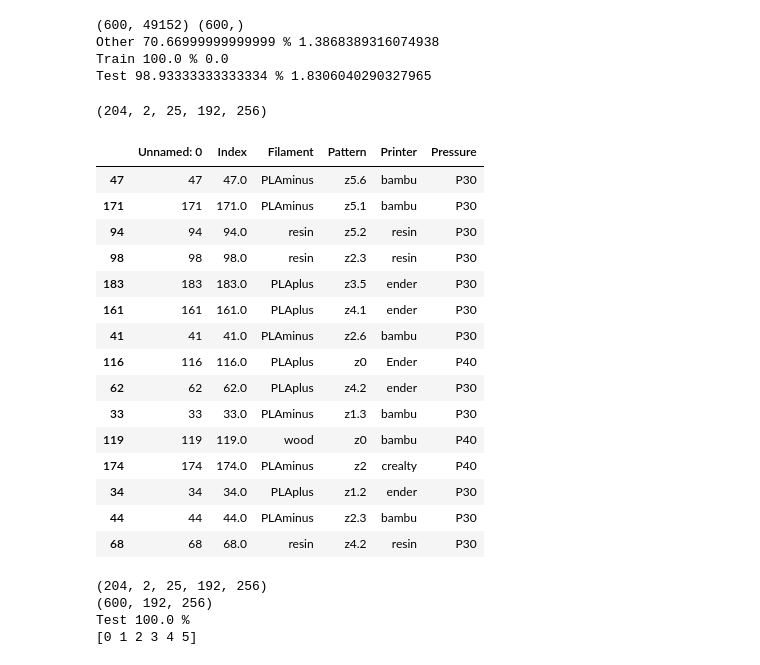
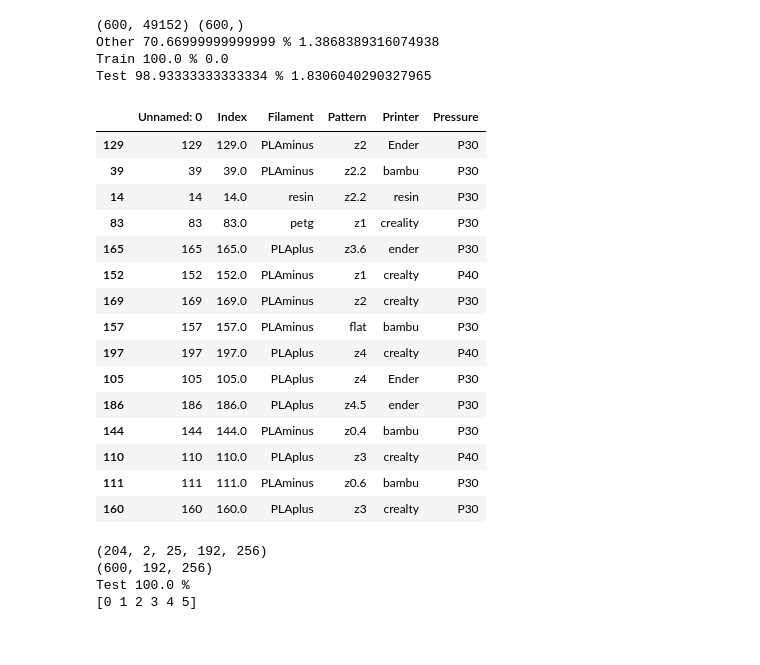
Before and after one commit to shepai/3D-textures, a Jupyter notebook: Experimental/all_the_same.ipynb, the cells around one changed output. Drawn from its saved outputs; the diff is of its cells as text; code cells hidden in the pictures.

```diff
--- a/Experimental/all_the_same.ipynb
+++ b/Experimental/all_the_same.ipynb
@@ -686,28 +712,27 @@ Other 70.66999999999999 % 1.3868389316074938
 Train 100.0 % 0.0
 Test 98.93333333333334 % 1.8306040290327965
 # %%
-X=np.load("/home/dexter/Documents/GitHub/3D-textures/Experimental/data/X.npy").astype(np.uint8)
-print(X.shape)
+#X=np.load("/home/dexter/Documents/GitHub/3D-textures/Experimental/data/X.npy").astype(np.uint8)
+#print(X.shape)
 dataset=pd.read_csv("/home/dexter/Documents/GitHub/3D-textures/Experimental/datameta.csv")
 dataset.sample(15)
 # %% [output]
-(204, 2, 25, 192, 256)
 |  | Unnamed: 0 | Index | Filament | Pattern | Printer | Pressure |
-| 47 | 47 | 47.0 | PLAminus | z5.6 | bambu | P30 |
-| 171 | 171 | 171.0 | PLAminus | z5.1 | bambu | P30 |
-| 94 | 94 | 94.0 | resin | z5.2 | resin | P30 |
-| 98 | 98 | 98.0 | resin | z2.3 | resin | P30 |
-| 183 | 183 | 183.0 | PLAplus | z3.5 | ender | P30 |
-| 161 | 161 | 161.0 | PLAplus | z4.1 | ender | P30 |
-| 41 | 41 | 41.0 | PLAminus | z2.6 | bambu | P30 |
-| 116 | 116 | 116.0 | PLAplus | z0 | Ender | P40 |
-| 62 | 62 | 62.0 | PLAplus | z4.2 | ender | P30 |
-| 33 | 33 | 33.0 | PLAminus | z1.3 | bambu | P30 |
-| 119 | 119 | 119.0 | wood | z0 | bambu | P40 |
-| 174 | 174 | 174.0 | PLAminus | z2 | crealty | P40 |
-| 34 | 34 | 34.0 | PLAplus | z1.2 | ender | P30 |
-| 44 | 44 | 44.0 | PLAminus | z2.3 | bambu | P30 |
-| 68 | 68 | 68.0 | resin | z4.2 | resin | P30 |
+| 129 | 129 | 129.0 | PLAminus | z2 | Ender | P30 |
+| 39 | 39 | 39.0 | PLAminus | z2.2 | bambu | P30 |
+| 14 | 14 | 14.0 | resin | z2.2 | resin | P30 |
+| 83 | 83 | 83.0 | petg | z1 | creality | P30 |
+| 165 | 165 | 165.0 | PLAplus | z3.6 | ender | P30 |
+| 152 | 152 | 152.0 | PLAminus | z1 | crealty | P40 |
+| 169 | 169 | 169.0 | PLAminus | z2 | crealty | P30 |
+| 157 | 157 | 157.0 | PLAminus | flat | bambu | P30 |
+| 197 | 197 | 197.0 | PLAplus | z4 | crealty | P40 |
+| 105 | 105 | 105.0 | PLAplus | z4 | Ender | P30 |
+| 186 | 186 | 186.0 | PLAplus | z4.5 | ender | P30 |
+| 144 | 144 | 144.0 | PLAminus | z0.4 | bambu | P30 |
+| 110 | 110 | 110.0 | PLAplus | z3 | crealty | P40 |
+| 111 | 111 | 111.0 | PLAminus | z0.6 | bambu | P30 |
+| 160 | 160 | 160.0 | PLAplus | z3 | crealty | P30 |
 # %%
 # just train once
 #X_=X.reshape((130*2*25,192,256))
```
Also changed, not shown: parts of 4 cells of this notebook, 9 other files.
